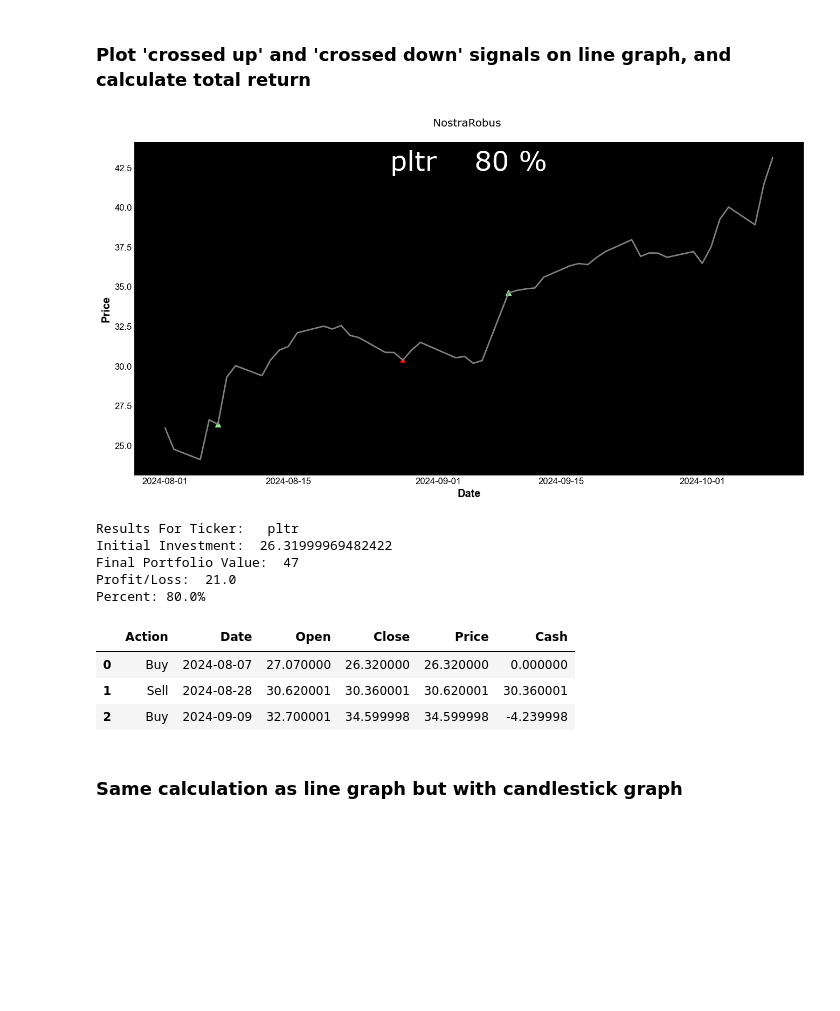
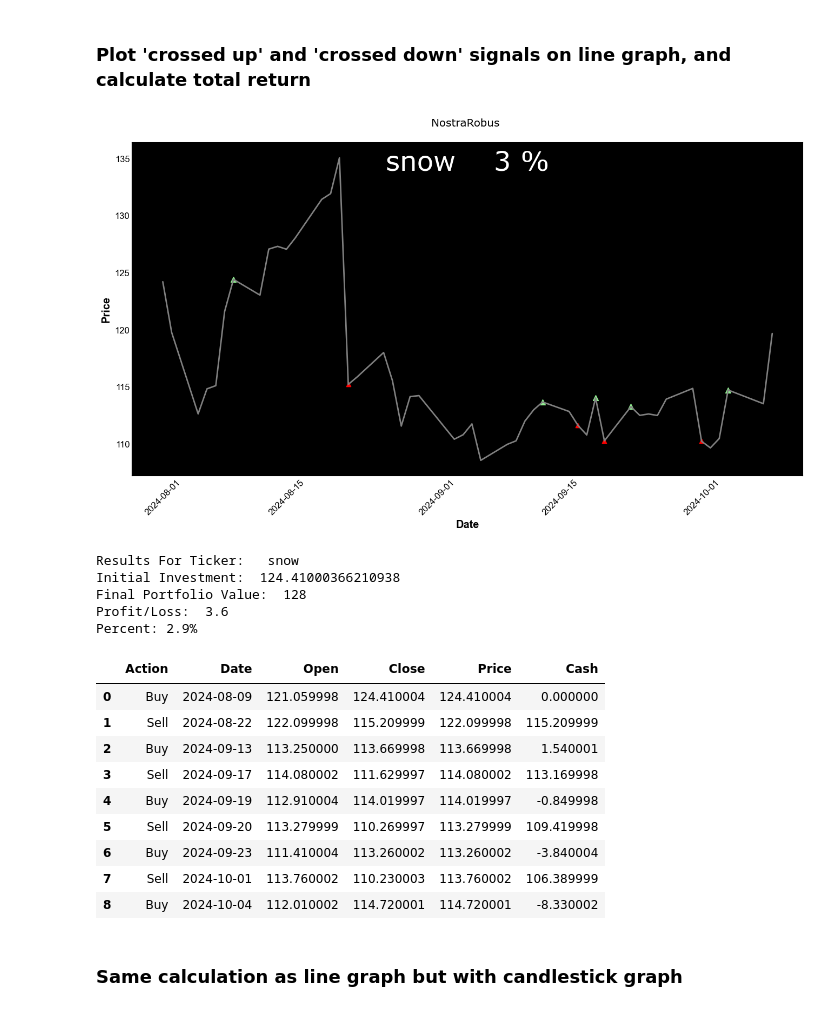
Before and after one commit to rindel/labs, a Jupyter notebook: ticker_technical_analysis.ipynb, the cells around one changed output. Saved outputs shown, nothing was run; the diff lists cells and outputs as text; code cells hidden in the pictures; blank space fills up the shorter version.

```diff
--- a/ticker_technical_analysis.ipynb
+++ b/ticker_technical_analysis.ipynb
@@ -10,0 +12,6 @@ import mplfinance as mpf
+# %%
+# get tomorrows date so we can use this in the yf.download as an end date
+
+date = datetime.now() + timedelta(days=1)
+fmt_date = date.strftime('%Y-%m-%d')
+fmt_date
@@ -11,11 +20,11 @@ import mplfinance as mpf
 # %%
 # enter ticker symbol and date range to retrieve
 
-ticker = 'pltr'
+ticker = 'snow'
 start_date = '2024-08-01'
-end_date =  '2024-10-10'
+end_date =  fmt_date
 # %%
 # Fetch data for a ticker via yahoo api
 
-df_intra = yf.download(ticker, start_date, end_date, interval='60m')
-df = yf.download(ticker, start_date, end_date)
+df_intra = yf.download(ticker, start_date, end_date, interval='60m', progress=False)
+df = yf.download(ticker, start_date, end_date, progress=False)
@@ -207,6 +187,8 @@ df.iloc[-1, df.columns.get_loc('Cross_Direction')] = last_trans # not being used
 plt.figure(figsize=(16, 8))
 plt.plot(df.index, df['Close'], label='Close Price', color='gray')
 plt.gca().set_facecolor('black')  # Set the background color to black
+plt.xticks(rotation=45)
+
 
 
 
@@ -236,43 +218,49 @@ for index, row in df.iterrows():
 
 # Calculate final portfolio value
 last_close_price = df['Close'].iloc[-1] #get last close price in order to calc our return
 portfolio_value =  last_close_price - cash  #portfolio value is our initial purchase price minus last close price.
 initial_investment = init_cost # Initial cash investment
 profit_loss = portfolio_value - initial_investment # net difference of our investment and final close price
 percent = (profit_loss / initial_investment) * 100 # profit_loss as percent of investment
 
 # Add the ticker symbol and other things as labels
 plt.text(0.5, 0.9, ticker + '    ' + str(round(percent)) + ' %', transform=plt.gca().transAxes, fontsize=36, verticalalignment='bottom', \
          horizontalalignment='center', fontname='MS Reference Sans Serif', fontweight='bold', color='white')
 plt.title('NostraRobus \n', fontname='MS Reference Sans Serif', fontweight='bold', color='black')
 plt.xlabel('Date', color='black')
 plt.ylabel('Price', color='black')
 plt.tick_params(axis='x', colors='black')
 plt.tick_params(axis='y', colors='black')
 plt.grid(False)
 plt.show()
 
 
 
 print('Results For Ticker:  ', ticker)
 print('Initial Investment: ', initial_investment)
 print("Final Portfolio Value: ", int(portfolio_value))
 print("Profit/Loss: ", round(profit_loss,1))
 print("Percent: {:.1f}%".format(percent))
 print('\n')
 transactions_df = pd.DataFrame(transactions, columns=['Action', 'Date', 'Open', 'Close', 'Price', 'Cash'])
 transactions_df
 # %% [output]
-[figure, old version]
+[figure, new version]
-Results For Ticker:   pltr
-Initial Investment:  26.31999969482422
-Final Portfolio Value:  47
-Profit/Loss:  21.0
-Percent: 80.0%
+Results For Ticker:   snow
+Initial Investment:  124.41000366210938
+Final Portfolio Value:  128
+Profit/Loss:  3.6
+Percent: 2.9%
 |  | Action | Date | Open | Close | Price | Cash |
-| 0 | Buy | 2024-08-07 | 27.070000 | 26.320000 | 26.320000 | 0.000000 |
-| 1 | Sell | 2024-08-28 | 30.620001 | 30.360001 | 30.620001 | 30.360001 |
-| 2 | Buy | 2024-09-09 | 32.700001 | 34.599998 | 34.599998 | -4.239998 |
+| 0 | Buy | 2024-08-09 | 121.059998 | 124.410004 | 124.410004 | 0.000000 |
+| 1 | Sell | 2024-08-22 | 122.099998 | 115.209999 | 122.099998 | 115.209999 |
+| 2 | Buy | 2024-09-13 | 113.250000 | 113.669998 | 113.669998 | 1.540001 |
+| 3 | Sell | 2024-09-17 | 114.080002 | 111.629997 | 114.080002 | 113.169998 |
+| 4 | Buy | 2024-09-19 | 112.910004 | 114.019997 | 114.019997 | -0.849998 |
+| 5 | Sell | 2024-09-20 | 113.279999 | 110.269997 | 113.279999 | 109.419998 |
+| 6 | Buy | 2024-09-23 | 111.410004 | 113.260002 | 113.260002 | -3.840004 |
+| 7 | Sell | 2024-10-01 | 113.760002 | 110.230003 | 113.760002 | 106.389999 |
+| 8 | Buy | 2024-10-04 | 112.010002 | 114.720001 | 114.720001 | -8.330002 |
 # %% [markdown]
 ### Same calculation as line graph but with candlestick graph
 # %%
```
Also changed, not shown: parts of 9 cells of this notebook.
